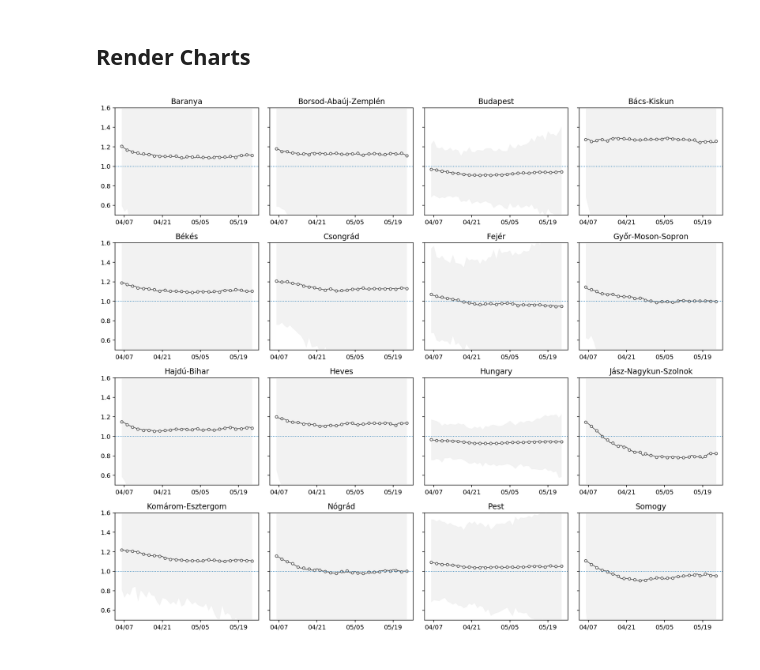
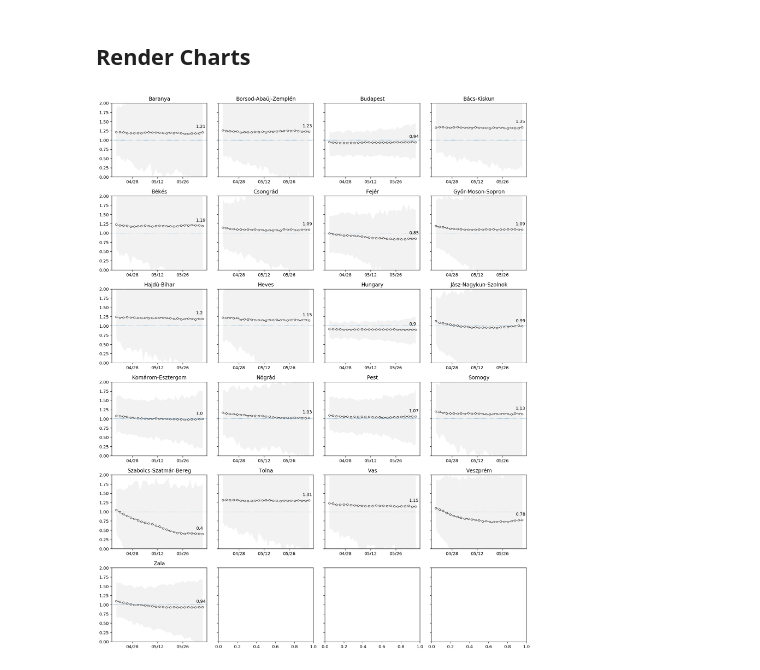
Before and after one commit to nickgon/Hungary-COVID19-Data, a Jupyter notebook: Hungary_R0_Calculation.ipynb, the cells around one changed output. Drawn from its saved outputs; the diff is of its cells as text; code cells hidden in the pictures.

Commit message:
June 7 Data and RT estimates
Added june 7 data and updated the jupyter notebook calculating Rt estimates.

```diff
--- a/Hungary_R0_Calculation.ipynb
+++ b/Hungary_R0_Calculation.ipynb
@@ -154,0 +163,9 @@ Name: Cases, dtype: float64
+# %%
+# We recalculate the daily total by calculating the diff and then replacing the first date with the starting value
+# We then ignore all negative daily changes by setting them to 0
+# Then the counties df is updated with cummulative sum to get the daily total for each county
+for county, grp in counties.groupby('County'):
+    new_cases = grp.Cases.diff().fillna(grp.Cases[0])
+    new_cases[new_cases < 0] = 0
+    adj_cases = np.cumsum(new_cases)
+    counties.update(adj_cases)
@@ -583,7 +622,7 @@ Uncomment if you'd like
 ## Render Charts
 # %%
 def plot_rt(name, result, ax, c=(.3,.3,.3,1), ci=(0,0,0,.05)):
-    ax.set_ylim(0.5, 1.6)
+    ax.set_ylim(0, 2)
     ax.set_title(name)
     ax.plot(result['median'],
             marker='o',
@@ -592,6 +631,11 @@ def plot_rt(name, result, ax, c=(.3,.3,.3,1), ci=(0,0,0,.05)):
             lw=1,
             c=c,
             markevery=2)
+    last_value = round(result['median'].iloc[-1], 2)
+    ax.annotate(last_value,
+                (result.index[-1], last_value),
+                xytext=(-15, 10),
+                textcoords='offset points')
     ax.fill_between(
         result.index,
         result['lower_90'].values,
@@ -605,17 +649,18 @@ def plot_rt(name, result, ax, c=(.3,.3,.3,1), ci=(0,0,0,.05)):
 # %%
 ncols = 4
 nrows = int(np.ceil(results.index.levels[0].shape[0] / ncols))
 
 fig, axes = plt.subplots(
     nrows=nrows,
     ncols=ncols,
     figsize=(14, nrows*3),
     sharey='row')
 
-for ax, (state, result) in zip(axes.flat, results.groupby('region')):
-    plot_rt(state, result.droplevel(0), ax)
+for ax, (county, result) in zip(axes.flat, results.groupby('region')):
+    #print(results.droplevel(0).index[-1])
+    plot_rt(county, result.droplevel(0), ax)
 
 fig.tight_layout()
 fig.set_facecolor('w')
 # %% [output]
-[figure, old version]
+[figure, new version]
```
Also changed, not shown: parts of 11 cells of this notebook, 5 other files.
